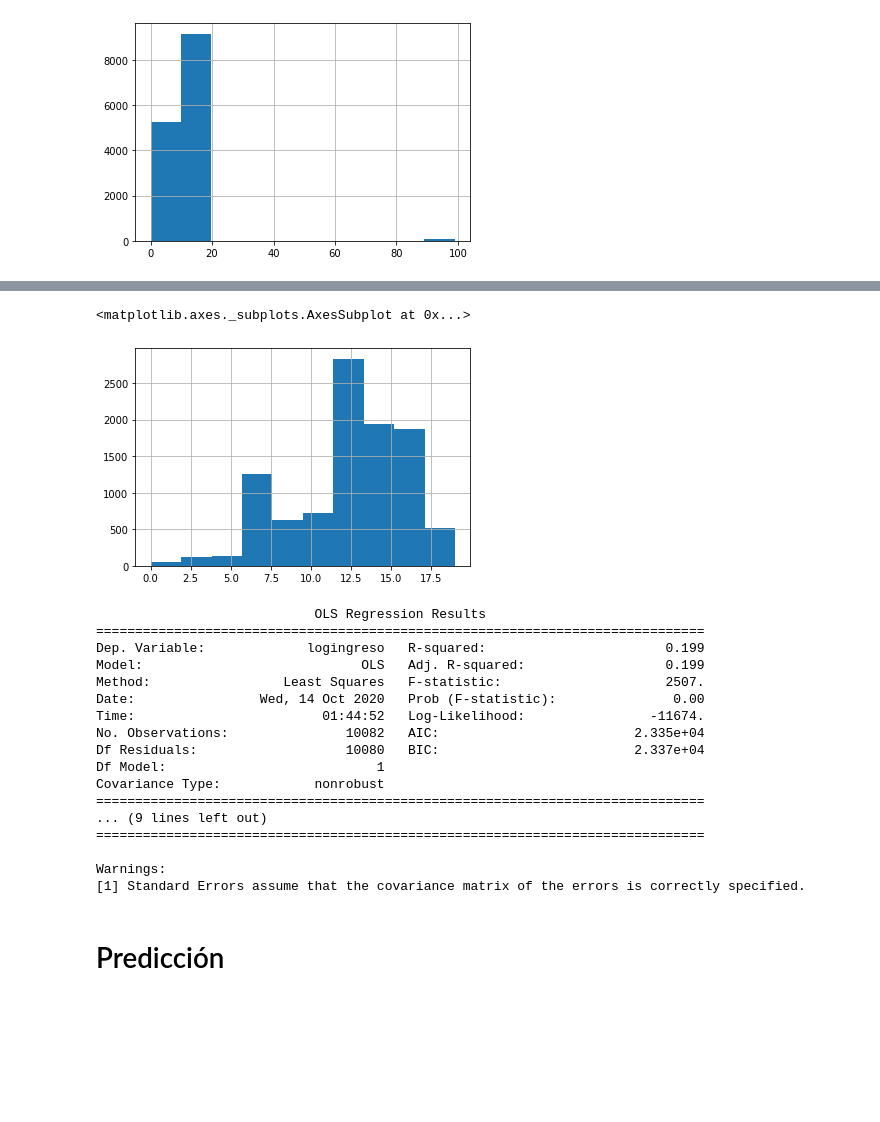
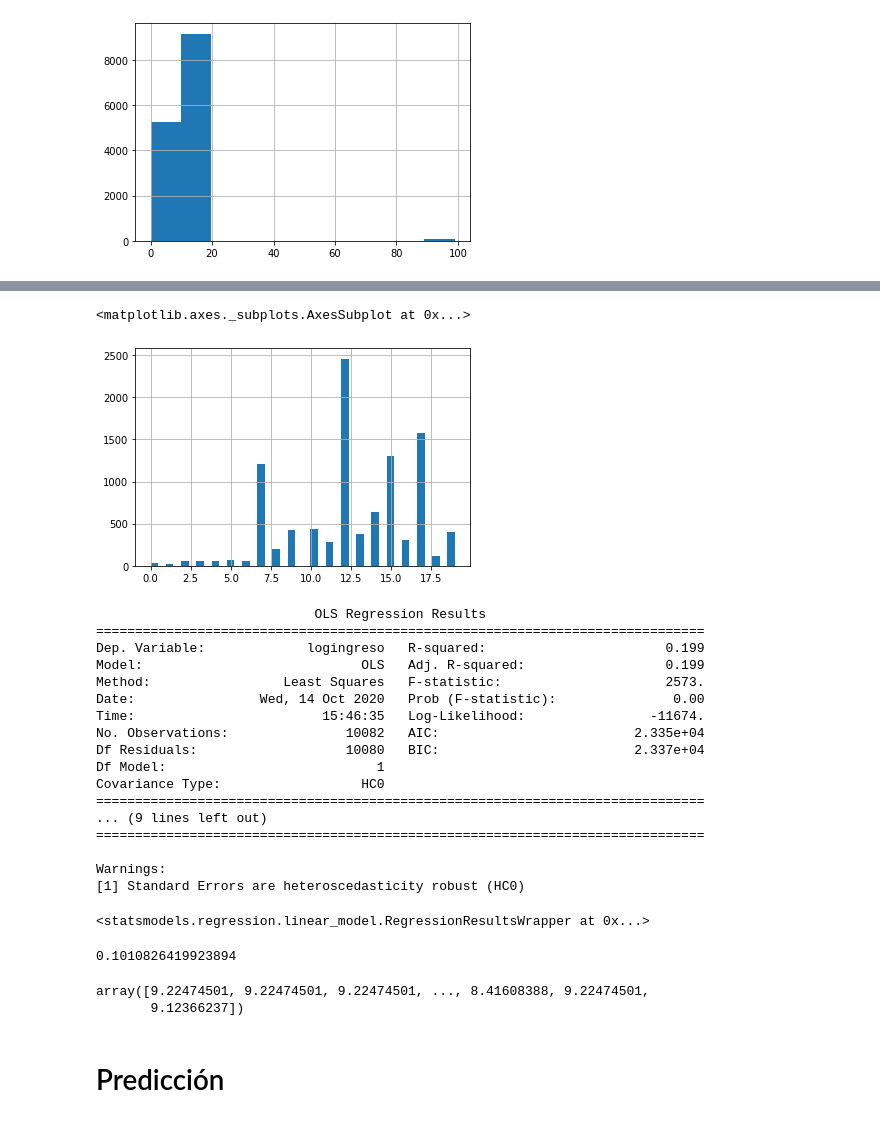
Before and after one commit to rpasquini/herramientas-econometricas-2022, a Jupyter notebook: OLS_2_Ajuste_Propiedades_Test_de_Hipótesis.ipynb, the cells around one changed output, grey strips where cells are left out. Drawn from its saved outputs; the diff is of its cells as text; code cells hidden in the pictures; blank space fills up the shorter version.

```diff
--- a/OLS_2_Ajuste_Propiedades_Test_de_Hipótesis.ipynb
+++ b/OLS_2_Ajuste_Propiedades_Test_de_Hipótesis.ipynb
@@ -14,5 +14,3 @@ df.aesc.hist()
 [figure]
 # %%
 df=df.loc[df.aesc<20]
-# %%
-df=df[['aesc','logingreso']].dropna()
@@ -19,8 +34,8 @@ df=df[['aesc','logingreso']].dropna()
 # %%
-df.aesc.hist()
+df.aesc.hist(bins=40)
 # %% [output]
 <matplotlib.axes._subplots.AxesSubplot at 0x...>
-[figure, old version]
+[figure, new version]
 # %%
 def regress(lista, data):
   """
@@ -45,19 +60,29 @@ resultados=regress(['logingreso','aesc'],data=df)
 ==============================================================================
 Dep. Variable:             logingreso   R-squared:                       0.199
 Model:                            OLS   Adj. R-squared:                  0.199
-Method:                 Least Squares   F-statistic:                     2507.
+Method:                 Least Squares   F-statistic:                     2573.
 Date:                Wed, 14 Oct 2020   Prob (F-statistic):               0.00
-Time:                        01:44:52   Log-Likelihood:                -11674.
+Time:                        15:46:35   Log-Likelihood:                -11674.
 No. Observations:               10082   AIC:                         2.335e+04
 Df Residuals:                   10080   BIC:                         2.337e+04
 Df Model:                           1
-Covariance Type:            nonrobust
+Covariance Type:                  HC0
 ==============================================================================
 ... (9 lines left out)
 ==============================================================================
 
 Warnings:
-[1] Standard Errors assume that the covariance matrix of the errors is correctly specified.
+[1] Standard Errors are heteroscedasticity robust (HC0)
+<statsmodels.regression.linear_model.RegressionResultsWrapper at 0x...>
+# %%
+resultados.params['aesc']
+# %% [output]
+0.1010826419923894
+# %%
+resultados.predict()
+# %% [output]
+array([9.22474501, 9.22474501, 9.22474501, ..., 8.41608388, 9.22474501,
+       9.12366237])
 # %% [markdown]
 # Predicción
 # %% [markdown]
```
Also changed, not shown: parts of 10 cells of this notebook.
